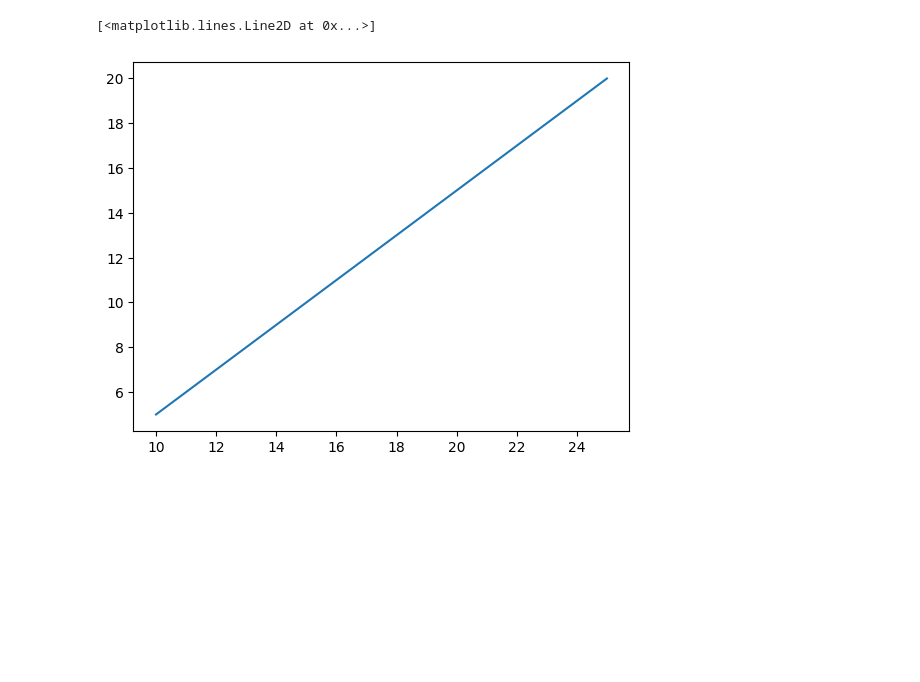
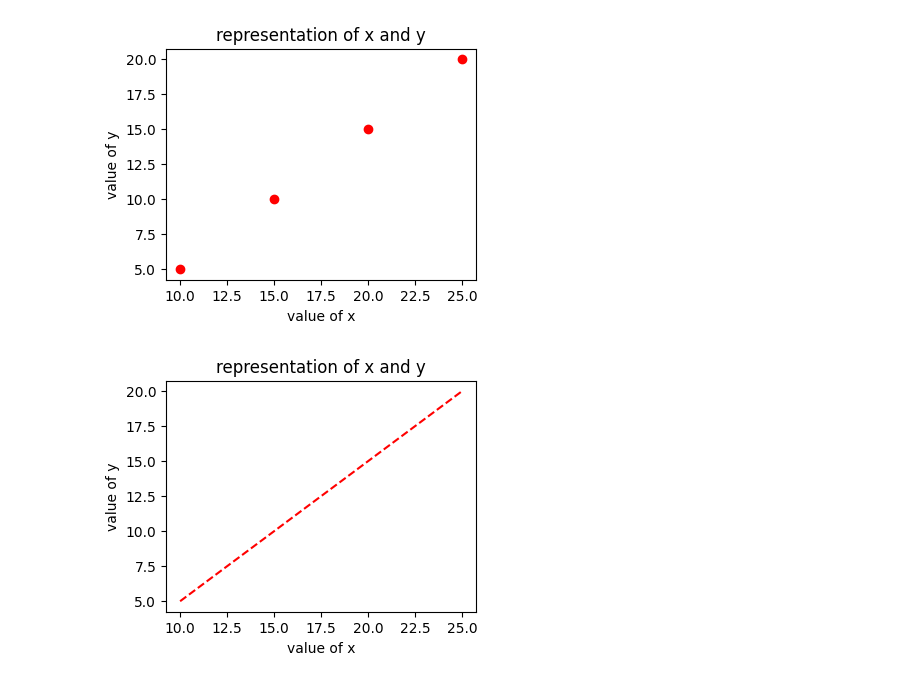
Before and after one commit to SajibSaha3/Basic-Vaisulization, a Jupyter notebook: visualization 1/visualization1.ipynb, the cells around one changed output. Cells and saved outputs as stored; diff of their text form; code cells hidden in the pictures; blank space fills up the shorter version.

Commit message:
scatter plot added

```diff
--- a/visualization 1/visualization1.ipynb
+++ b/visualization 1/visualization1.ipynb
@@ -4,7 +7,22 @@ import matplotlib.pyplot as plt
 # %%
 x = [10,15,20,25]
 y = [5,10,15,20]
-plt.plot(x,y)
+plt.figure(figsize=(4,3))
+plt.xlabel("value of x")
+plt.ylabel("value of y")
+plt.title("representation of x and y")
+# plt.axis("off")
+plt.plot(x,y,"o", color ="r")
+plt.show()
 # %% [output]
-[<matplotlib.lines.Line2D at 0x...>]
-[figure, old version]
+[figure, new version]
+# %%
+plt.figure(figsize=(4,3))
+plt.xlabel("value of x")
+plt.ylabel("value of y")
+plt.title("representation of x and y")
+# plt.axis("off")
+plt.plot(x,y,"--", color ="r")
+plt.show()
+# %% [output]
+[figure, added]
```
Also changed, not shown: parts of 7 cells of this notebook, 1 other file.
